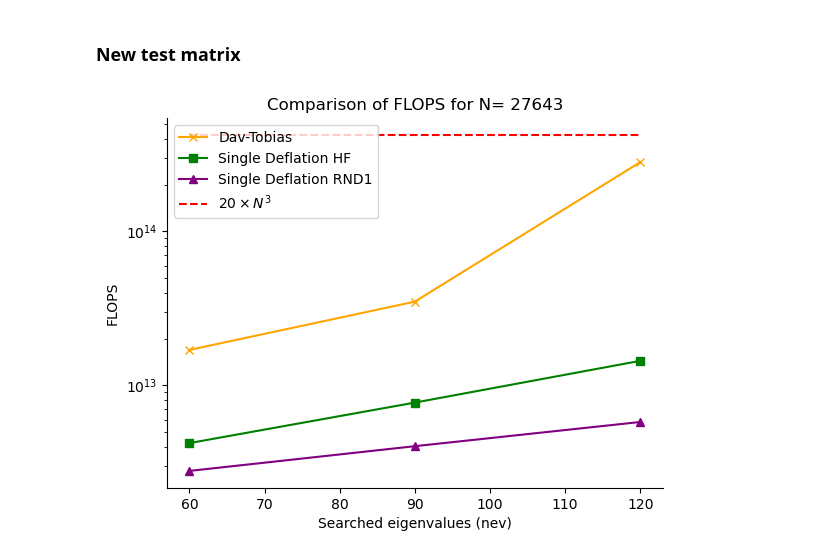
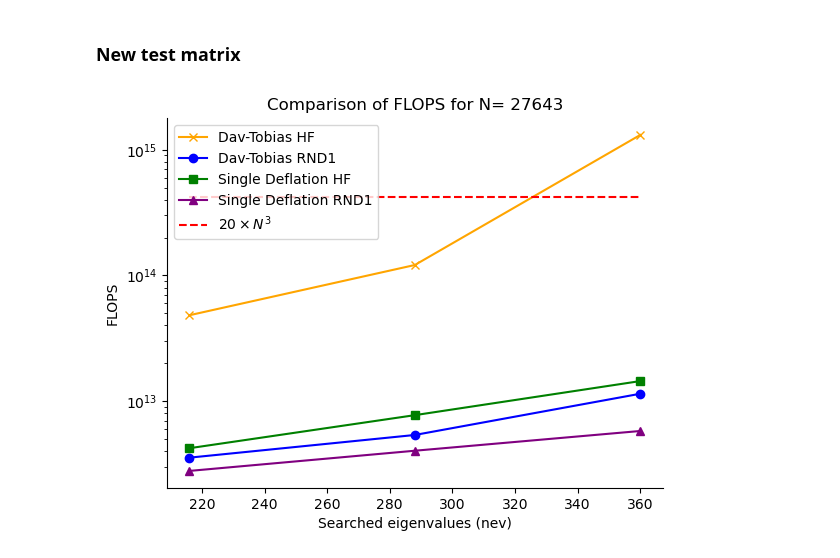
Before and after one commit to framere/Final_codes_MA, a Jupyter notebook: plot_comp_time.ipynb, the cells around one changed output. Cells and saved outputs as stored; diff of their text form; code cells hidden in the pictures.

```diff
--- a/plot_comp_time.ipynb
+++ b/plot_comp_time.ipynb
@@ -82,27 +82,28 @@ sns.despine()
 # %% [markdown]
 ### New test matrix
 # %%
-single_deflation_flops = np.array([4222005432929, 7734659318958, 14437738854073])
-davidson_blocks_flops = np.array([16990072639020, 34965331660170, 281345130777240])
+single_deflation_flops_HF = np.array([4222005432929, 7734659318958, 14437738854073])
+Tobias_flops_HF = np.array([48211660683060, 120987475266150, 1310322289041720])
+Tobias_flops_RND1 = np.array([3551245136340, 5380751464110, 11450508936840])
 single_deflation_flops_RND1 = np.array([2785446015183, 4031639513667, 5787879522575])
 # single_deflation_flops_RND2 = np.array([2785446015183, 4031639513667, 5787879522575])  # Assuming same as RND1 for this example
-single_deflation_flops_RND3 = np.array([785446015183, 4031639513667, 5787879522575])  # Assuming same as RND1 for this example
-N = np.array([60, 90, 120])
+single_deflation_flops_RND3 = np.array([785446015183, 4031639513667, 5787879522575])
 
 Grenze = 20*(27643)**3
 plt.figure()
 plt.ylabel('FLOPS')
 plt.xlabel('Searched eigenvalues (nev)')
-plt.plot(N, davidson_blocks_flops, label='Dav-Tobias', color='orange', marker='x')
-plt.plot(N, single_deflation_flops, label='Single Deflation HF', color='green', marker='s')
+plt.plot(N, Tobias_flops_HF, label='Dav-Tobias HF', color='orange', marker='x')
+plt.plot(N, Tobias_flops_RND1, label='Dav-Tobias RND1', color='blue', marker='o')
+plt.plot(N, single_deflation_flops_HF, label='Single Deflation HF', color='green', marker='s')
 plt.plot(N, single_deflation_flops_RND1, label='Single Deflation RND1', color='purple', marker='^')
 plt.hlines(Grenze, N[0], N[-1], label=r'$20 \times N^3$', color='red', linestyle='--')
 # plt.plot(N, single_deflation_flops_RND2, label='Single Deflation RND2', color='brown', marker='d')
 plt.yscale('log')
 # plt.xscale('log')
 plt.title('Comparison of FLOPS for N= 27643')
 plt.legend()
 sns.despine()
 plt.savefig("FLOPS_improved.png", dpi=300, bbox_inches='tight')
 # %% [output]
-[figure, old version]
+[figure, new version]
```
